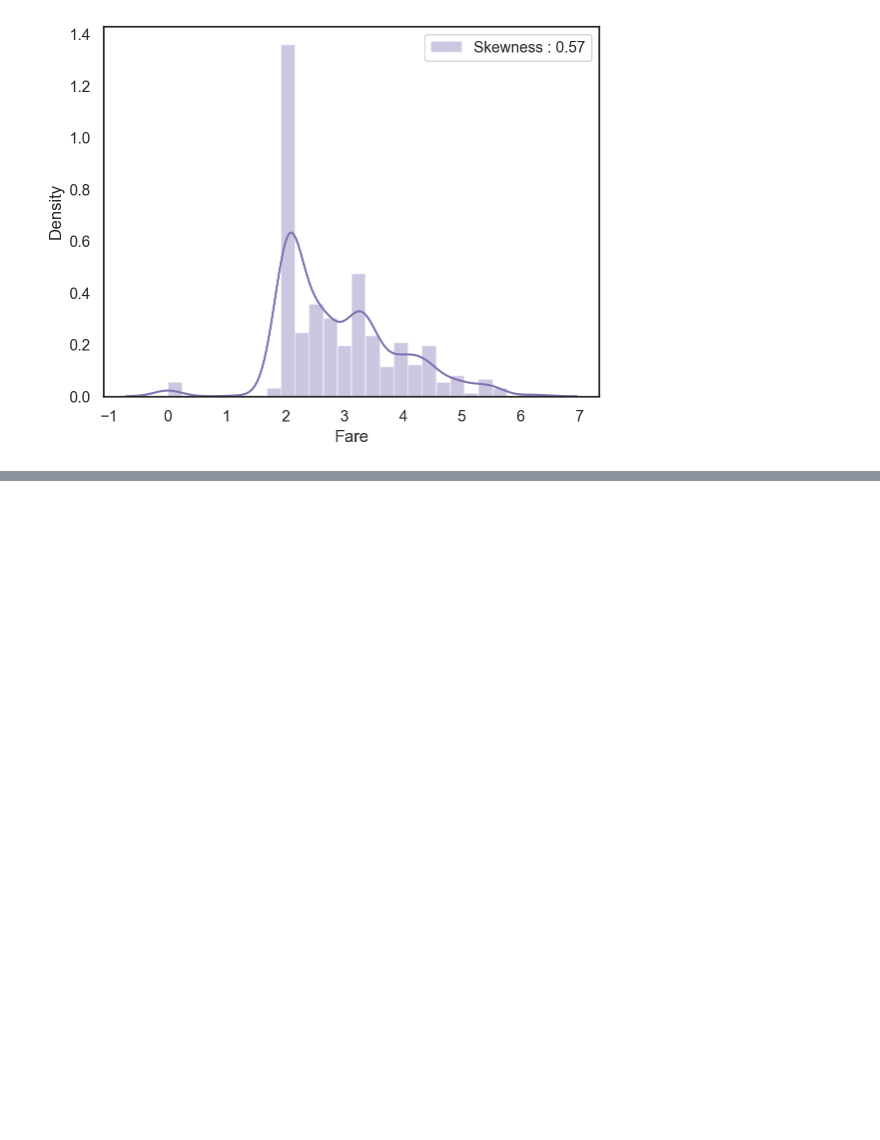
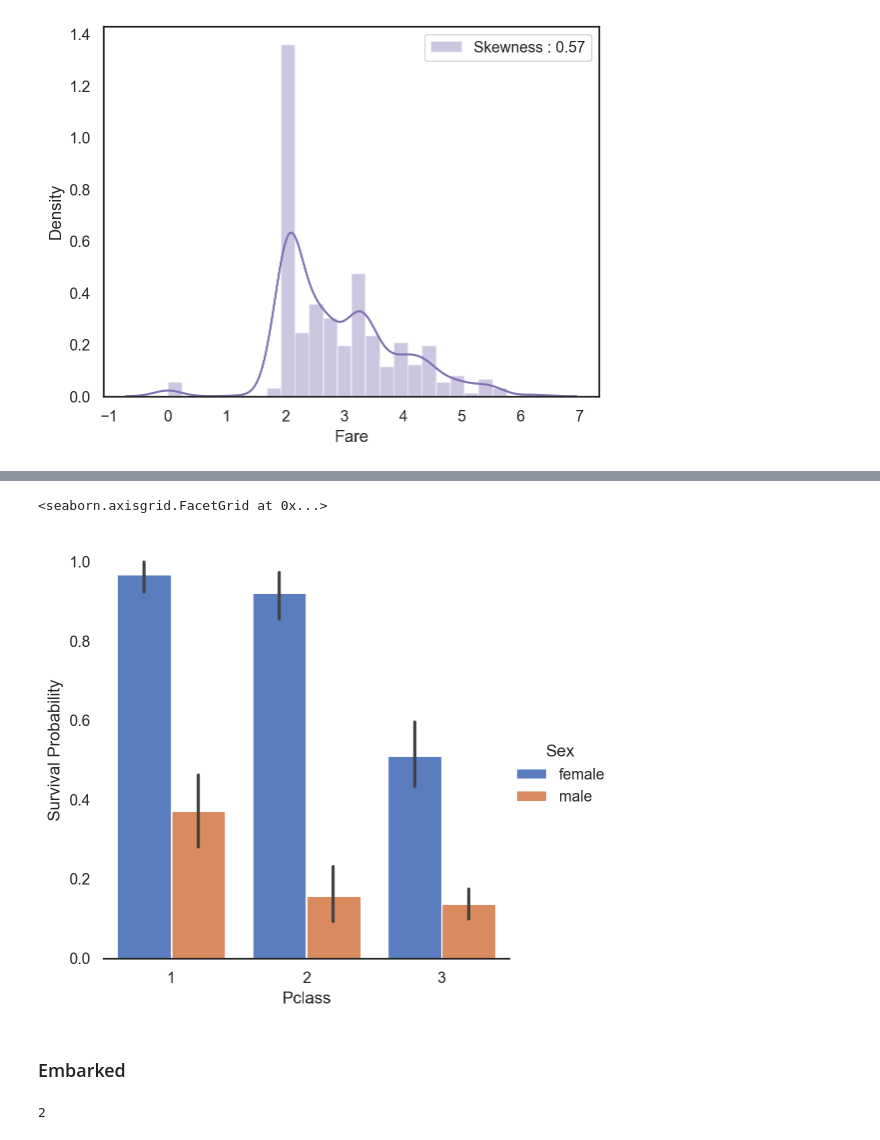
Before and after one commit to gyjong/workplace, a Jupyter notebook: Portfolio/titanic_0124.ipynb, the cells around one changed output, grey strips where cells are left out. Saved outputs shown, nothing was run; the diff lists cells and outputs as text; code cells hidden in the pictures; blank space fills up the shorter version.

```diff
--- a/Portfolio/titanic_0124.ipynb
+++ b/Portfolio/titanic_0124.ipynb
@@ -478,0 +504,13 @@ https://gist.github.com/mwaskom/de44147ed2974457ad6372750bbe5751
+# %%
+g = sns.catplot(x='Pclass', y='Survived', data=train, hue='Sex', palette='muted', kind='bar')
+g = g.set_ylabels('Survival Probability')
+g.despine(left = True)
+# %% [output]
+<seaborn.axisgrid.FacetGrid at 0x...>
+[figure, added]
+# %% [markdown]
+### Embarked
+# %%
+dataset['Embarked'].isnull().sum()
+# %% [output]
+2
```
Also changed, not shown: parts of 88 cells of this notebook, 1 other file.
